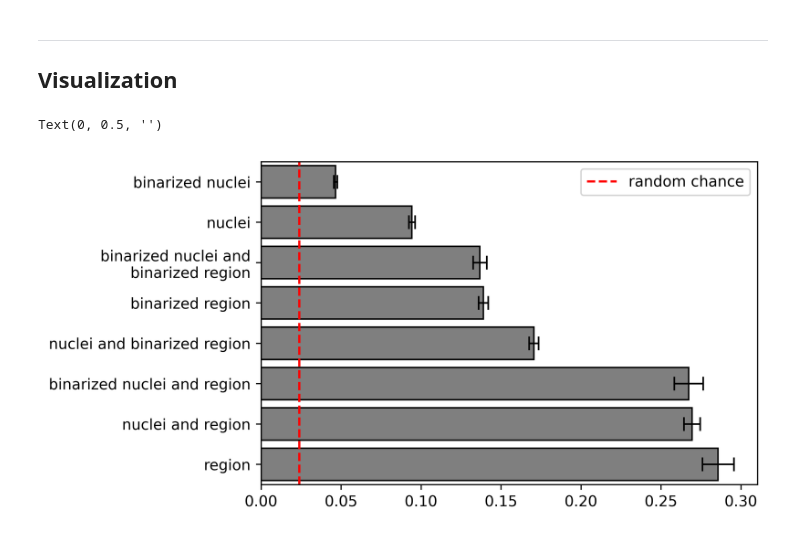
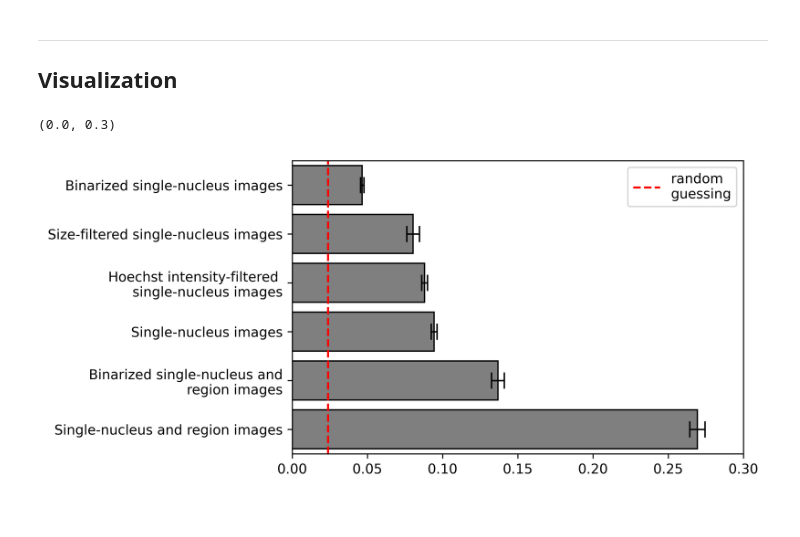
Before and after one commit to uhlerlab/image2reg, a Jupyter notebook: notebooks/rohban/image/other/ablation_study.ipynb, the cells around one changed output. Saved outputs shown, nothing was run; the diff lists cells and outputs as text; code cells hidden in the pictures.

```diff
--- a/notebooks/rohban/image/other/ablation_study.ipynb
+++ b/notebooks/rohban/image/other/ablation_study.ipynb
@@ -63,7 +65,7 @@ def get_factor_analyses_results(log_files):
 
 ## Read in data
 # %%
-root_dir = "../../../../data/experiments/rohban/images/factor_analyses/"
+root_dir = "../../../../data/experiments/rohban/images/factor_analyses/setups"
 all_log_files = get_file_list(root_dir, file_type_filter=".log")
 # %% [output]
 [interactive output not drawn]
@@ -80,14 +82,12 @@ results.head()
 [interactive output not drawn]
 # %%
 input_dict = {
-    "all_resnet_bin_nuc": "binarized nuclei",
-    "all_resnet_nuc": "nuclei",
-    "all_resnet_region": "region",
-    "all_resnet_bin_region": "binarized region",
-    "all_resnet_bin_nuc_region": "binarized nuclei and region",
-    "all_resnet_bin_nuc_bin_region": "binarized nuclei and\nbinarized region",
-    "all_resnet_nuc_bin_region": "nuclei and binarized region",
-    "all_resnet_nuc_region": "nuclei and region",
+    "all_resnet_bin_nuc": "Binarized single-nucleus images",
+    "all_resnet_nuc": "Single-nucleus images",
+    "all_resnet_area_nuc": "Size-filtered single-nucleus images",
+    "all_resnet_int_nuc": "Hoechst intensity-filtered \nsingle-nucleus images",
+    "all_resnet_bin_nuc_bin_region": "Binarized single-nucleus and\n region images",
+    "all_resnet_nuc_region": "Single-nucleus and region images",
 }
 results["input"] = results.model.map(input_dict)
 # %% [output]
@@ -98,22 +98,23 @@ results["input"] = results.model.map(input_dict)
 # %%
 fig, ax = plt.subplots(figsize=[6, 4])
 ax = sns.barplot(
     data=results,
     y="input",
     x="test_bacc",
     ci="sd",
     capsize=0.3,
     errcolor="k",
     edgecolor="k",
     errwidth=1.1,
     palette=["tab:gray"],
     order=list(results.groupby("input").mean().sort_values("test_bacc").index),
 )
-ax.axvline(x=1 / 42, c="r", linestyle="--", label="random chance")
+ax.axvline(x=1 / 42, c="r", linestyle="--", label="random\nguessing")
 ax.legend()
 ax.set_xlabel("")
 ax.set_ylabel("")
+ax.set_xlim([0, 0.3])
 # %% [output]
-Text(0, 0.5, '')
+(0.0, 0.3)
-[figure, old version]
+[figure, new version]
 [interactive output not drawn]
```
Also changed, not shown: parts of 4 cells of this notebook, 4 other files.
